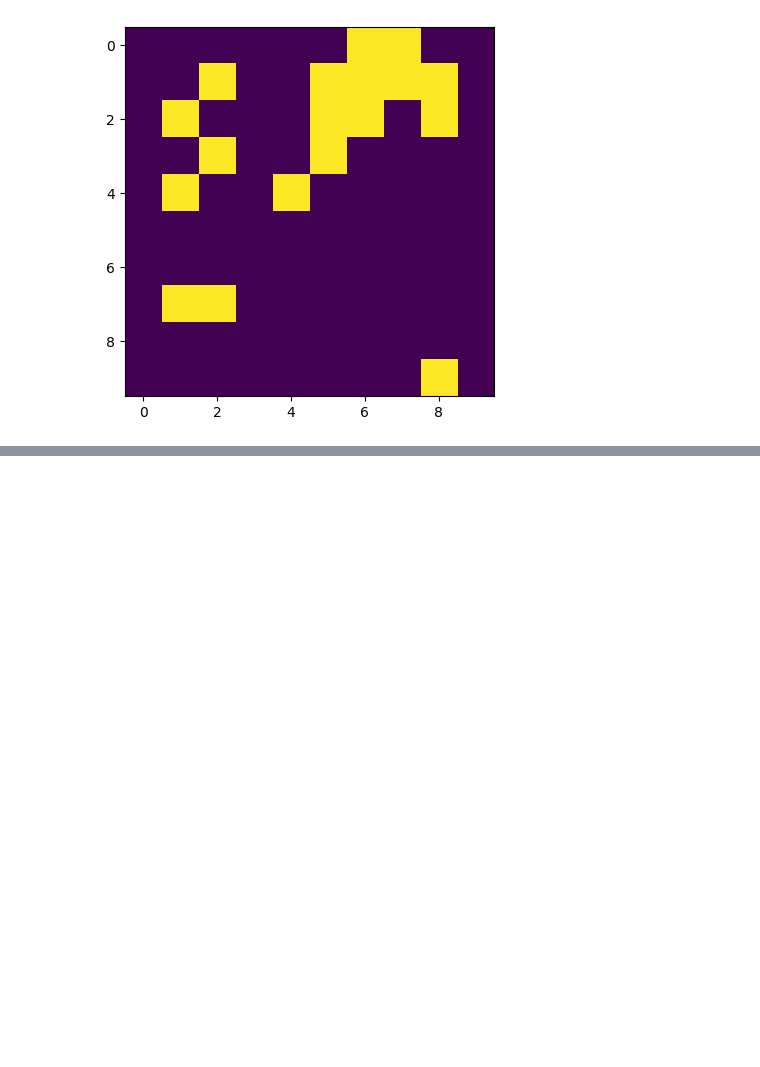
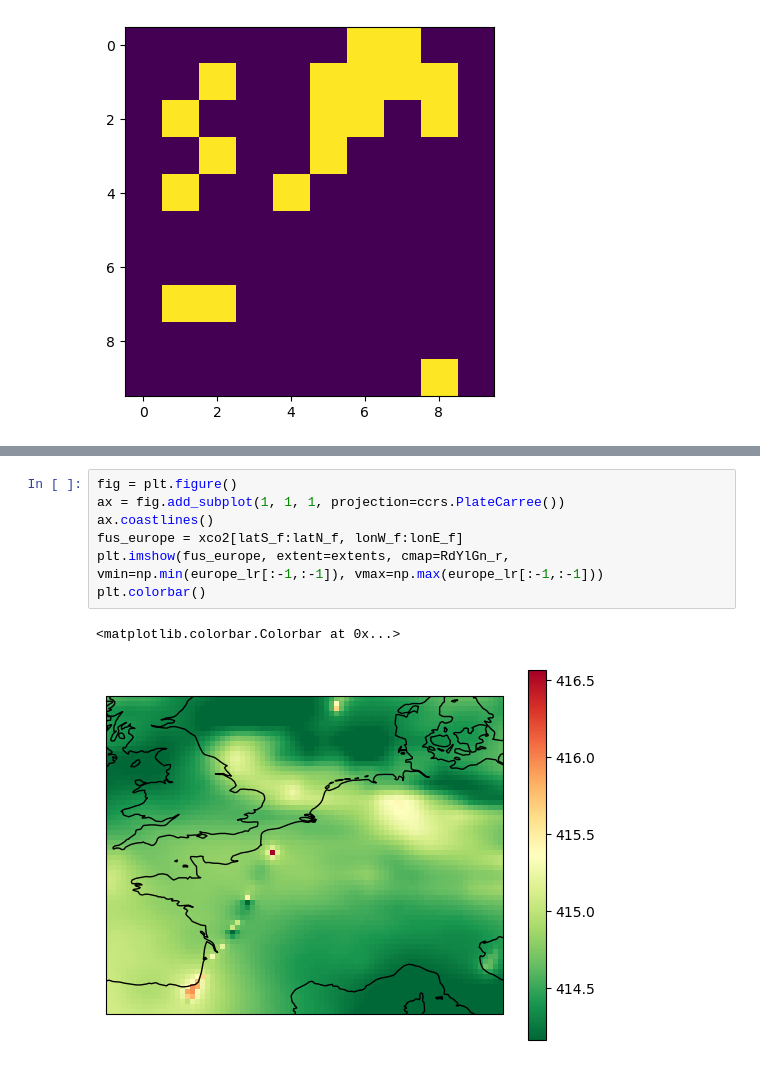
Before and after one commit to ar1619/DBPN_2, a Jupyter notebook: LST.ipynb, the cells around one changed output, grey strips where cells are left out. Cells and saved outputs as stored; diff of their text form; blank space fills up the shorter version.

```diff
--- a/LST.ipynb
+++ b/LST.ipynb
@@ -132,0 +229,10 @@ plt.imshow(label_lr)
+# %%
+fig = plt.figure()
+ax = fig.add_subplot(1, 1, 1, projection=ccrs.PlateCarree())
+ax.coastlines()
+fus_europe = xco2[latS_f:latN_f, lonW_f:lonE_f]
+plt.imshow(fus_europe, extent=extents, cmap=RdYlGn_r, vmin=np.min(europe_lr[:-1,:-1]), vmax=np.max(europe_lr[:-1,:-1]))
+plt.colorbar()
+# %% [output]
+<matplotlib.colorbar.Colorbar at 0x...>
+[figure, added]
```
Also changed, not shown: parts of 22 cells of this notebook, 6 other files.
